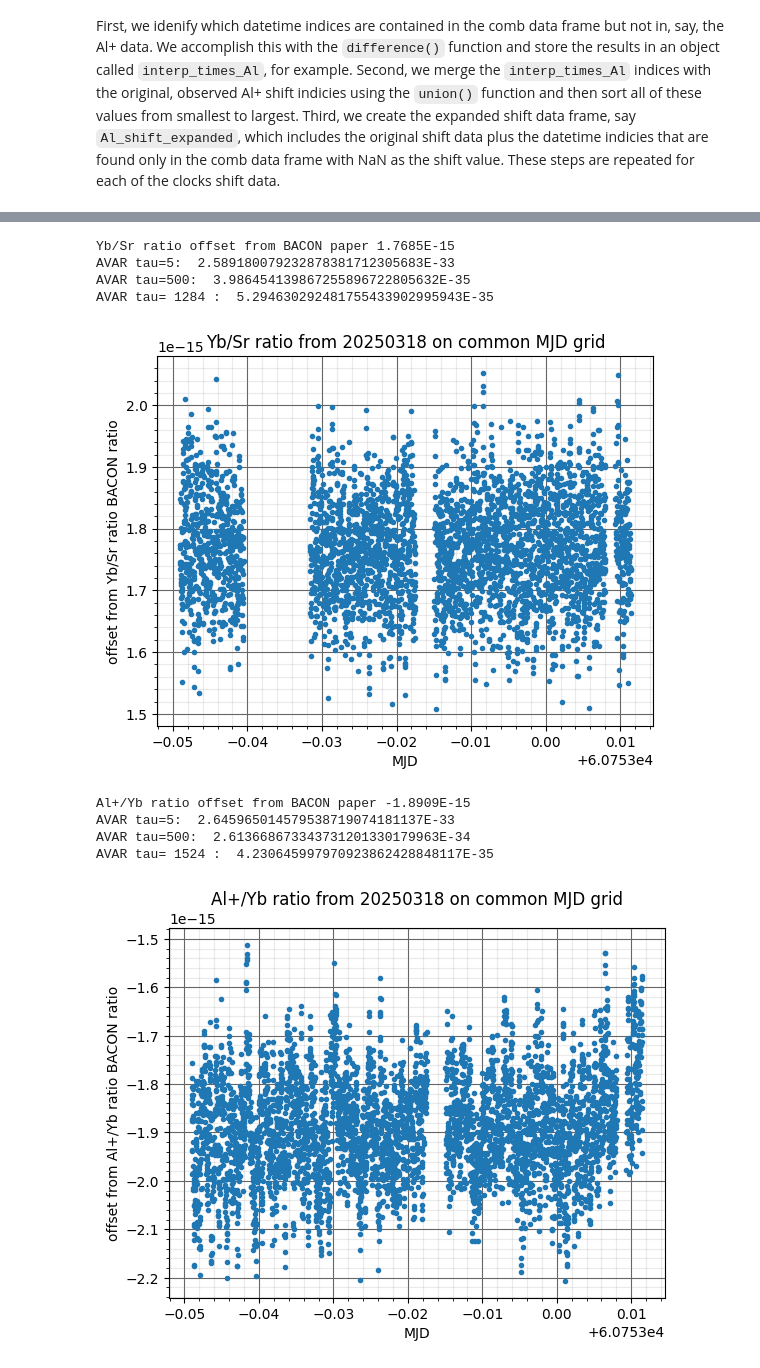
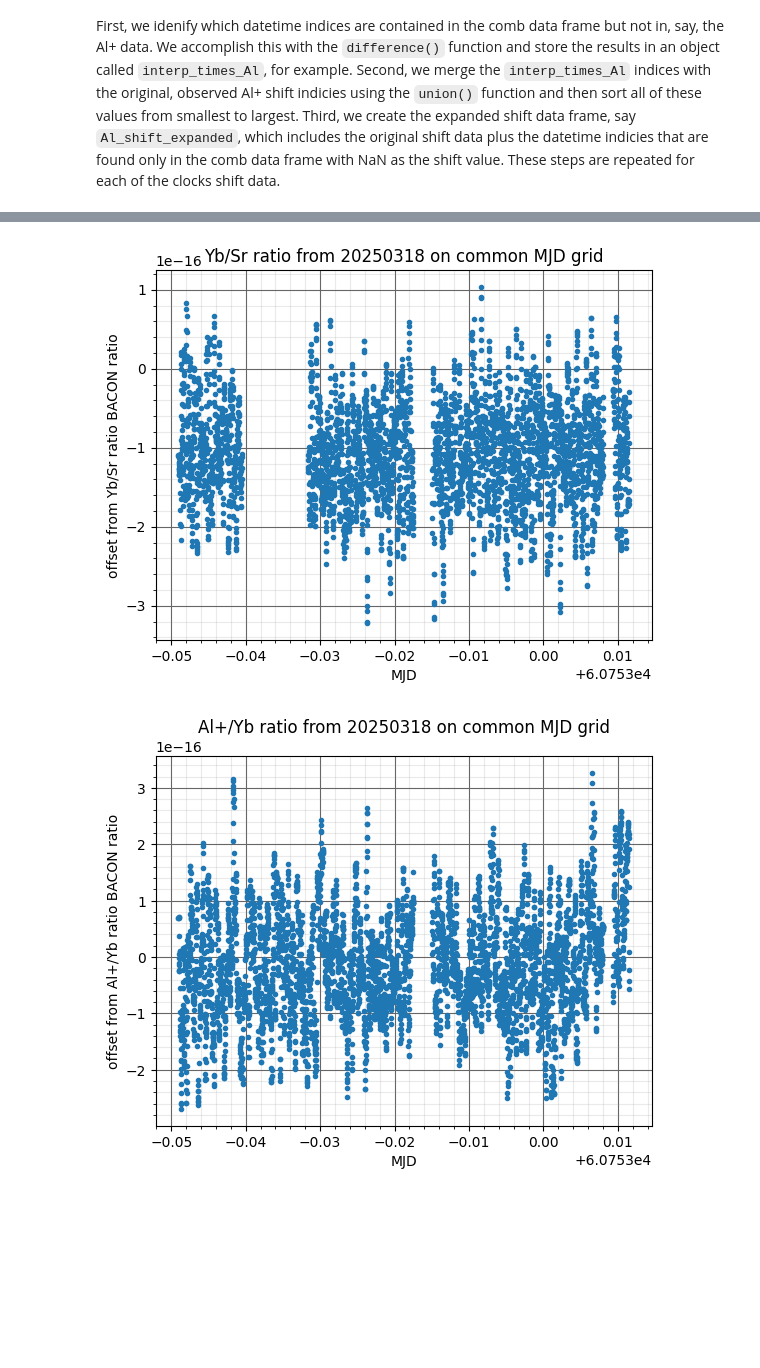
Before and after one commit to caitberry/atomic-clock, a Jupyter notebook: st-interp/NIST_TN/interpolation_report.ipynb, the cells around one changed output, grey strips where cells are left out. Drawn from its saved outputs; the diff is of its cells as text; code cells hidden in the pictures; blank space fills up the shorter version.

```diff
--- a/st-interp/NIST_TN/interpolation_report.ipynb
+++ b/st-interp/NIST_TN/interpolation_report.ipynb
@@ -440,18 +428,16 @@ Yb_shift_final = Yb_shift_interpolated[comb_datetime.index]
 # %%
-# change data type to high-precision Decimal
 nuAl = [Decimal(i) for i in comb['nuAl']]
 nuSr = [Decimal(i) for i in comb['nuSr']]
 nuYb = [Decimal(i) for i in comb['nuYb']]
+
 shiftAl = [Decimal(i) for i in Al_shift_final]
 shiftSr = [Decimal(i) for i in Sr_shift_final]
 shiftYb = [Decimal(i) for i in Yb_shift_final]
 
-# add comb frequencies and clock shift files
-frequency_Al_ErYb = [(i + j) * total_correction_Al for i,j in zip(nuAl, shiftAl)]
-frequency_Sr_ErYb = [(i + j) * total_correction_Sr for i,j in zip(nuSr, shiftSr)]
-frequency_Yb_ErYb = [(i + j) * total_correction_Sr for i,j in zip(nuYb, shiftYb)]
+frequency_Al_ErYb = [((i + j) * total_correction_Al).iloc[0] for i, j in zip(nuAl, shiftAl)]
+frequency_Sr_ErYb = [((i + j) * total_correction_Sr).iloc[0] for i, j in zip(nuSr, shiftSr)]
+frequency_Yb_ErYb = [((i + j) * total_correction_Yb).iloc[0] for i, j in zip(nuYb, shiftYb)]
 
-# convert lists contaiing series (of length one) into a single-Decimal-value series object so can apply avar function
-frequency_Al_ErYb = [v.iloc[0] for v in frequency_Al_ErYb]
-frequency_Sr_ErYb = [v.iloc[0] for v in frequency_Sr_ErYb]
-frequency_Yb_ErYb = [v.iloc[0] for v in frequency_Yb_ErYb]
+frequency_ratio_ErYb1 = [(i / j - AlSrRatio2020)/AlSrRatio2020 for i,j in zip(frequency_Al_ErYb, frequency_Sr_ErYb)]
+frequency_ratio_ErYb2 = [(i / j - YbSrRatio2020)/YbSrRatio2020 for i,j in zip(frequency_Yb_ErYb, frequency_Sr_ErYb)]
+frequency_ratio_ErYb3 = [(i / j - AlYbRatio2020)/AlYbRatio2020 for i,j in zip(frequency_Al_ErYb, frequency_Yb_ErYb)]
@@ -492,22 +526,5 @@ AVAR tau= 1406 :  6.238359139598838846307030592E-35
 # %%
 ## Yb/Sr ratio offset
-frequency_ratio_ErYb2 = [(i / j - YbSrRatio2020)/YbSrRatio2020 for i,j in zip(frequency_Yb_ErYb, frequency_Sr_ErYb)]
-
-clean_frequency_ratio_ErYb2 = [
-    x for x in frequency_ratio_ErYb2
-    if x is not None
-    and not (
-        (isinstance(x, float) and math.isnan(x)) or
-        (isinstance(x, Decimal) and x.is_nan())
-    )
-]
-
-print("Yb/Sr ratio offset from BACON paper", '{:0.5}'.format(np.nanmean(frequency_ratio_ErYb2)) )
-print("AVAR tau=5: ", overlapping_avar_fn(clean_frequency_ratio_ErYb2, 5))
-print("AVAR tau=500: ", overlapping_avar_fn(clean_frequency_ratio_ErYb2, 500))
-print("AVAR tau=", math.floor(len(clean_frequency_ratio_ErYb2)/3), ": ", overlapping_avar_fn(clean_frequency_ratio_ErYb1, math.floor(len(clean_frequency_ratio_ErYb2)/3)))
-
-
 plt.figure()
 plt.plot(comb["MJD"], frequency_ratio_ErYb2, '.')
 plt.grid(visible=True, which='major', color='#666666', linestyle='-')
@@ -518,41 +535,17 @@ plt.ylabel("offset from Yb/Sr ratio BACON ratio")
 plt.title("Yb/Sr ratio from " + days[day_index] + " on common MJD grid")
 plt.show()
 # %% [output]
-Yb/Sr ratio offset from BACON paper 1.7685E-15
-AVAR tau=5:  2.589180079232878381712305683E-33
-AVAR tau=500:  3.986454139867255896722805632E-35
-AVAR tau= 1284 :  5.294630292481755433902995943E-35
-[figure, old version]
+[figure, new version]
 # %%
-## Al/Yb ratio offset
-frequency_ratio_ErYb3 = [(i / j - AlYbRatio2020)/AlYbRatio2020 for i,j in zip(frequency_Al_ErYb, frequency_Yb_ErYb)]
-
-clean_frequency_ratio_ErYb3 = [
-    x for x in frequency_ratio_ErYb3
-    if x is not None
-    and not (
-        (isinstance(x, float) and math.isnan(x)) or
-        (isinstance(x, Decimal) and x.is_nan())
-    )
-]
-
-print("Al+/Yb ratio offset from BACON paper", '{:0.5}'.format(np.nanmean(frequency_ratio_ErYb3)) )
-print("AVAR tau=5: ", overlapping_avar_fn(clean_frequency_ratio_ErYb3, 5))
-print("AVAR tau=500: ", overlapping_avar_fn(clean_frequency_ratio_ErYb3, 500))
-print("AVAR tau=", math.floor(len(clean_frequency_ratio_ErYb3)/3), ": ", overlapping_avar_fn(clean_frequency_ratio_ErYb3, math.floor(len(clean_frequency_ratio_ErYb1)/3)))
-
+## Al+/Yb ratio offset
 plt.figure()
 plt.plot(comb["MJD"], frequency_ratio_ErYb3, '.')
 plt.grid(visible=True, which='major', color='#666666', linestyle='-')
 plt.minorticks_on()
 plt.grid(visible=True, which='minor', color='#999999', linestyle='-', alpha=0.2)
 plt.xlabel("MJD")
 plt.ylabel("offset from Al+/Yb ratio BACON ratio")
 plt.title("Al+/Yb ratio from " + days[day_index] + " on common MJD grid")
 plt.show()
 # %% [output]
-Al+/Yb ratio offset from BACON paper -1.8909E-15
-AVAR tau=5:  2.645965014579538719074181137E-33
-AVAR tau=500:  2.613668673343731201330179963E-34
-AVAR tau= 1524 :  4.230645997970923862428848117E-35
-[figure, old version]
+[figure, new version]
```
Also changed, not shown: parts of 17 cells of this notebook.
